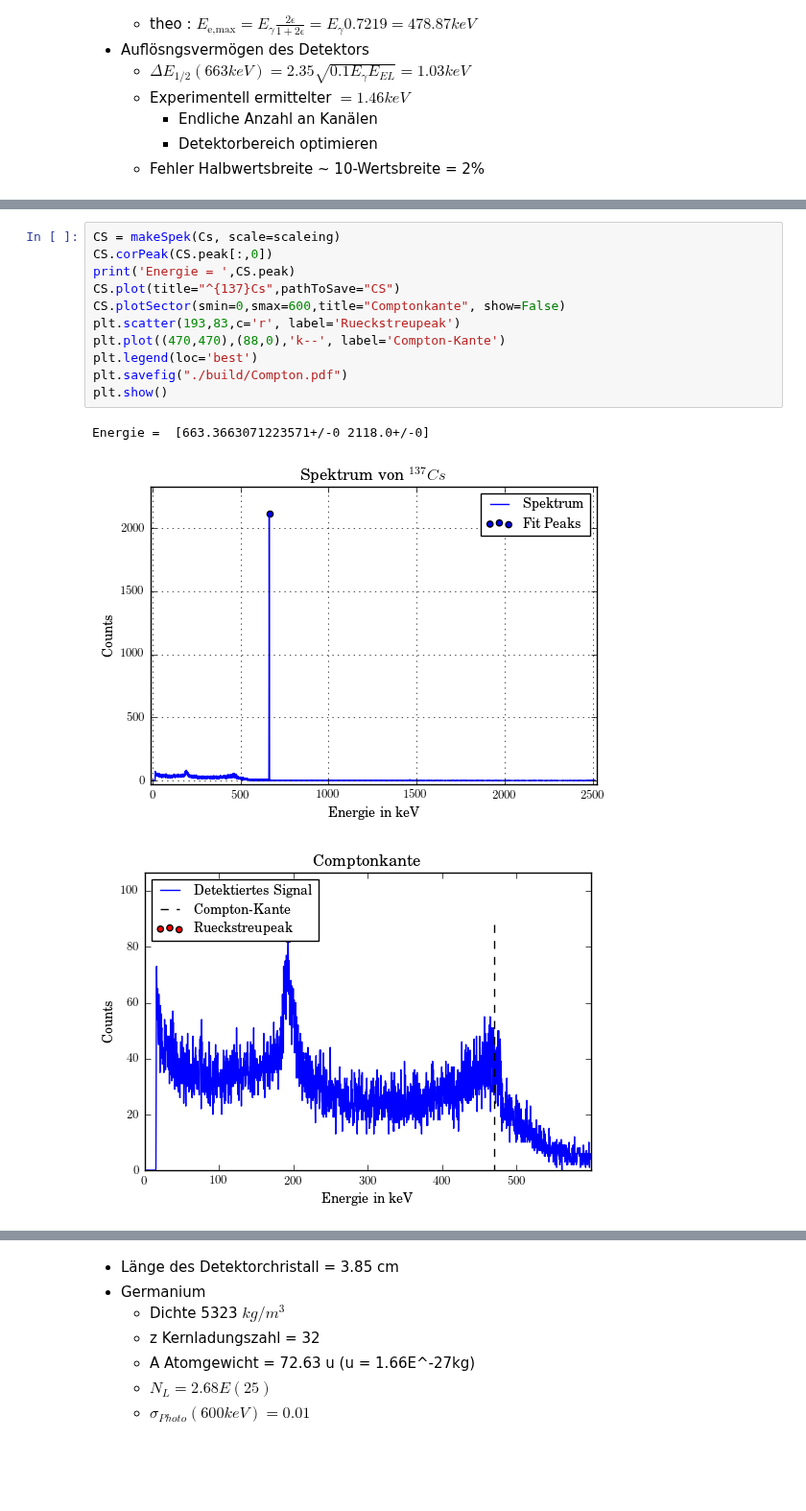
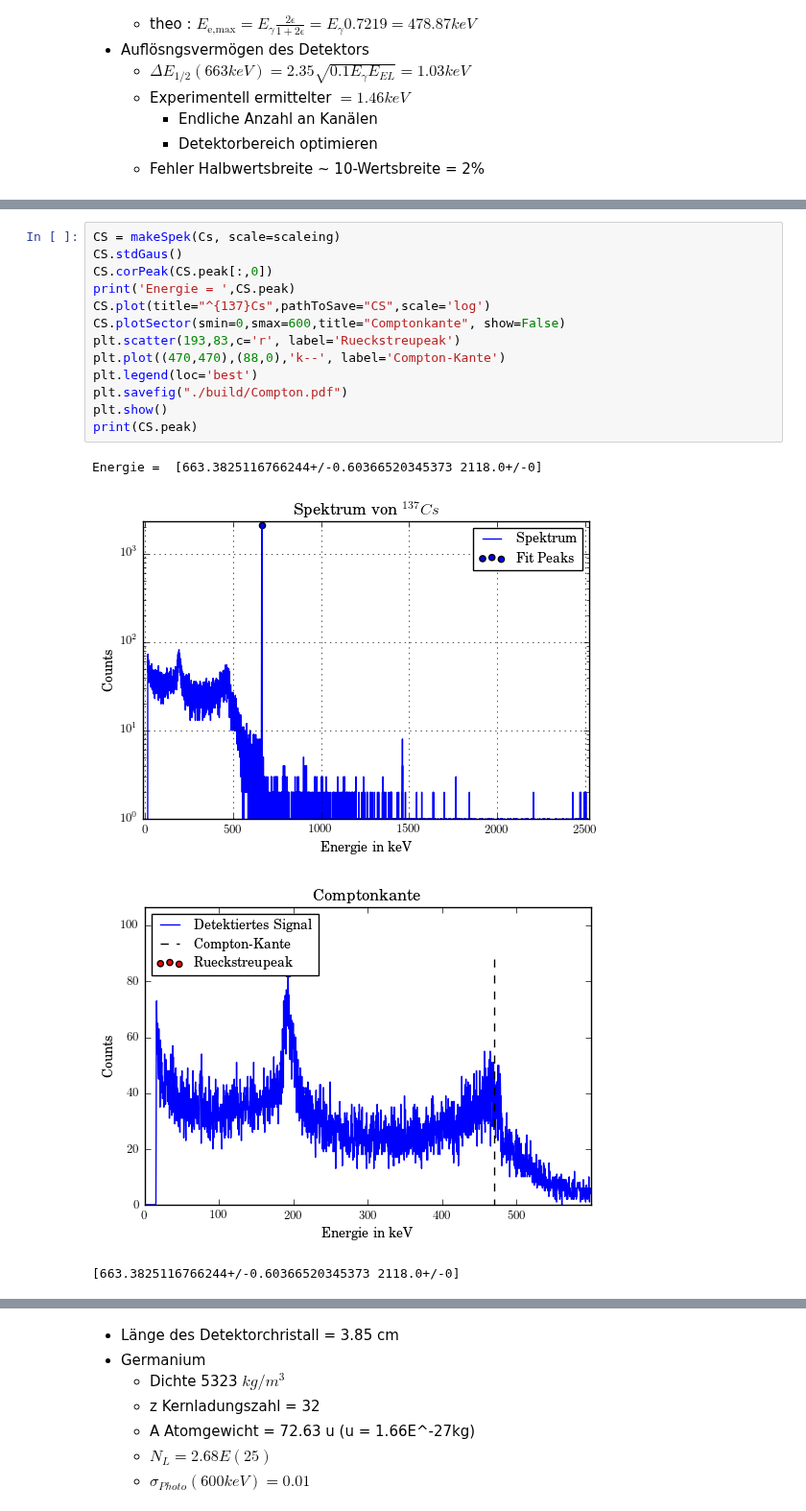
Before and after one commit to MaxSac/FP-Praktikum, a Jupyter notebook: 03-09.01.2017/calculation.ipynb, the cells around one changed output, grey strips where cells are left out. Shown at 96% size. Cells and saved outputs as stored; diff of their text form; blank space fills up the shorter version.

```diff
--- a/03-09.01.2017/calculation.ipynb
+++ b/03-09.01.2017/calculation.ipynb
@@ -306,15 +314,18 @@ CS.corPeak(CS.peak[:,0])
 # %%
 CS = makeSpek(Cs, scale=scaleing)
+CS.stdGaus()
 CS.corPeak(CS.peak[:,0])
 print('Energie = ',CS.peak)
-CS.plot(title="^{137}Cs",pathToSave="CS")
+CS.plot(title="^{137}Cs",pathToSave="CS",scale='log')
 CS.plotSector(smin=0,smax=600,title="Comptonkante", show=False)
 plt.scatter(193,83,c='r', label='Rueckstreupeak')
 plt.plot((470,470),(88,0),'k--', label='Compton-Kante')
 plt.legend(loc='best')
 plt.savefig("./build/Compton.pdf")
 plt.show()
+print(CS.peak)
 # %% [output]
-Energie =  [663.3663071223571+/-0 2118.0+/-0]
+Energie =  [663.3825116766244+/-0.60366520345373 2118.0+/-0]
-[figure, old version]
+[figure, new version]
 [figure]
+[663.3825116766244+/-0.60366520345373 2118.0+/-0]
```
Also changed, not shown: parts of 10 cells of this notebook, 12 other files.
